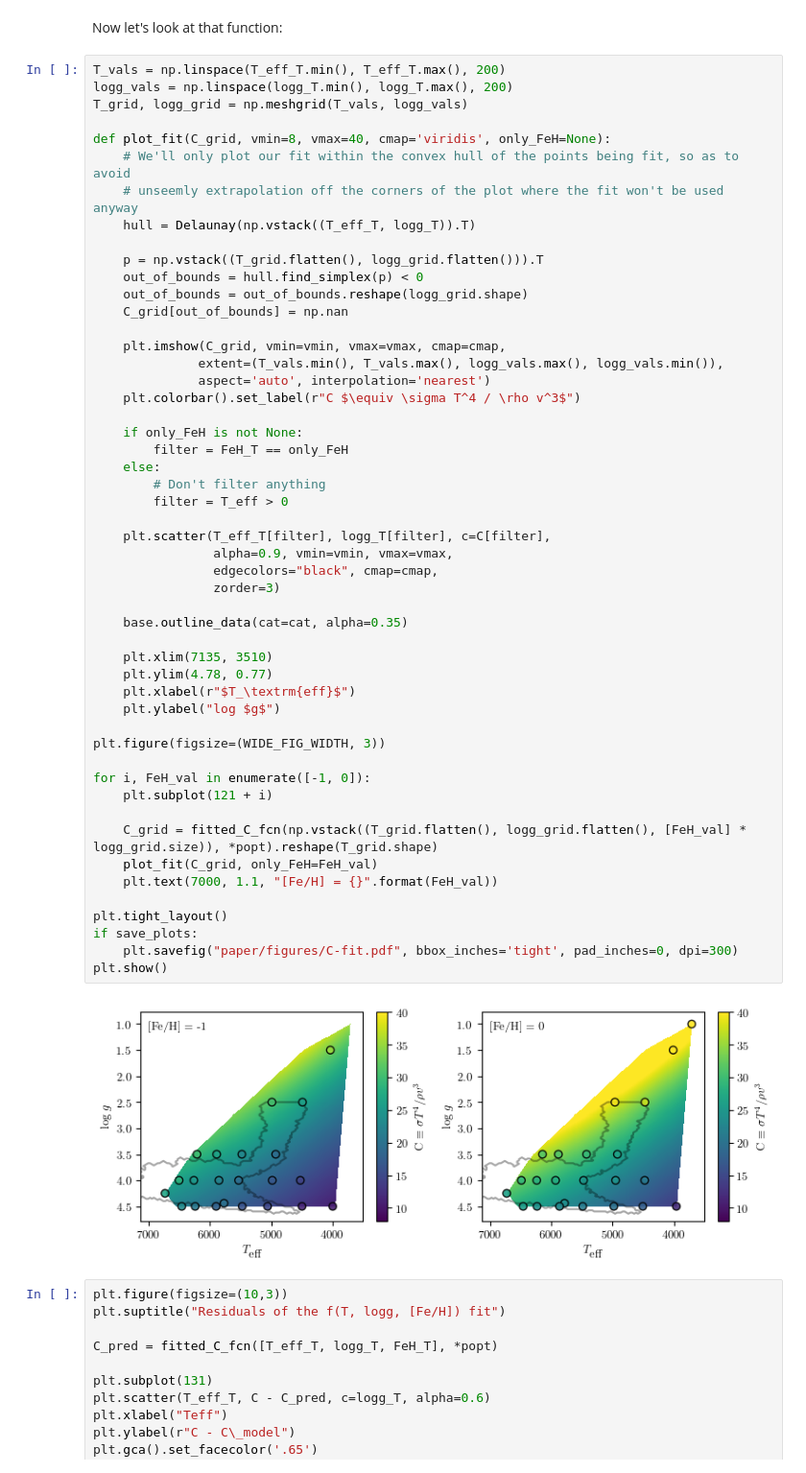
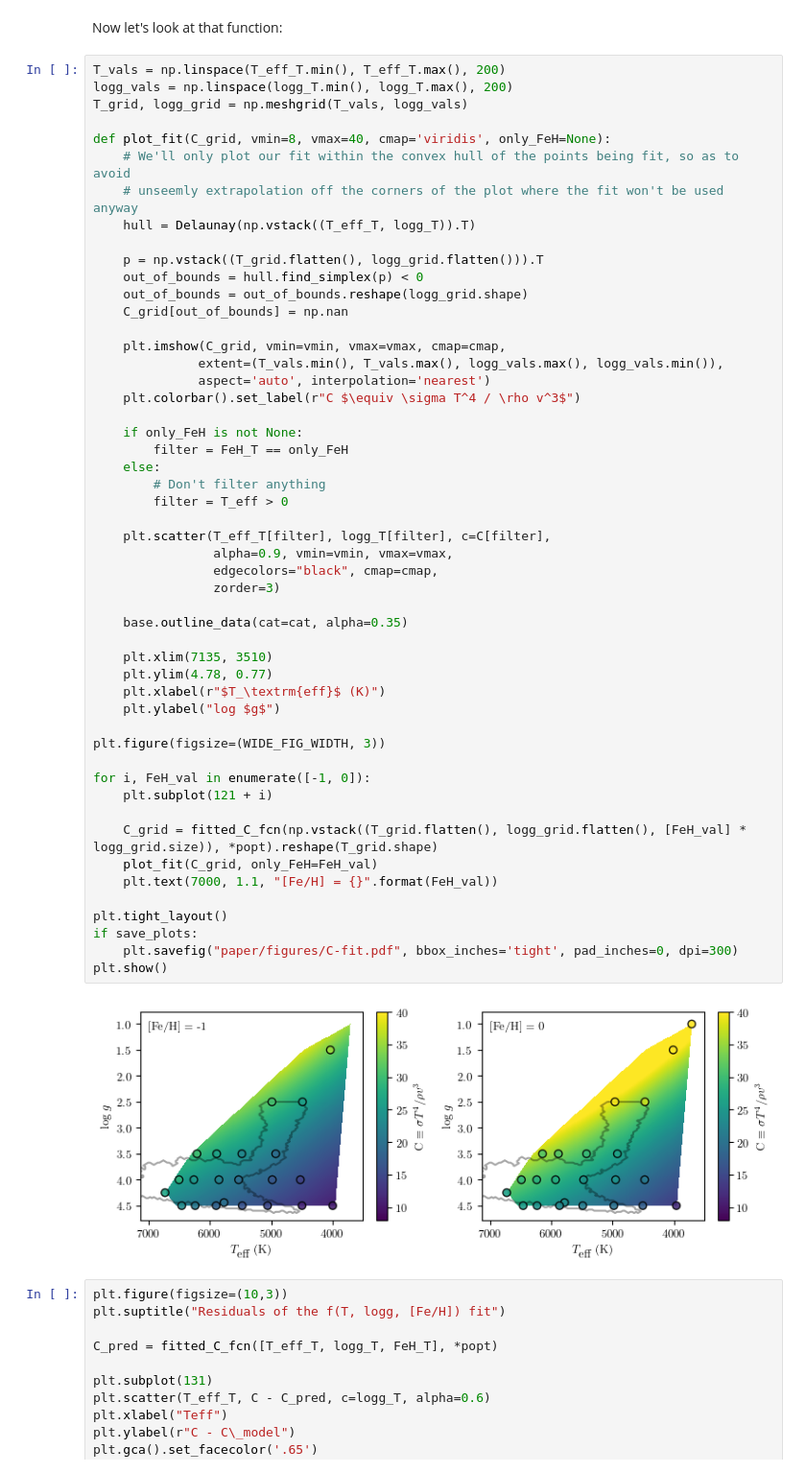
Before and after one commit to svank/modeling-stellar-flicker, a Jupyter notebook: analysis_and_plots.ipynb, the cells around one changed output. Shown at 96% size. Cells and saved outputs as stored; diff of their text form.

```diff
--- a/analysis_and_plots.ipynb
+++ b/analysis_and_plots.ipynb
@@ -168,35 +168,35 @@ def plot_fit(C_grid, vmin=8, vmax=40, cmap='viridis', only_FeH=None):
         filter = FeH_T == only_FeH
     else:
         # Don't filter anything
         filter = T_eff > 0
 
     plt.scatter(T_eff_T[filter], logg_T[filter], c=C[filter],
                 alpha=0.9, vmin=vmin, vmax=vmax,
                 edgecolors="black", cmap=cmap,
                 zorder=3)
 
     base.outline_data(cat=cat, alpha=0.35)
 
     plt.xlim(7135, 3510)
     plt.ylim(4.78, 0.77)
-    plt.xlabel(r"$T_\textrm{eff}$")
+    plt.xlabel(r"$T_\textrm{eff}$ (K)")
     plt.ylabel("log $g$")
 
 plt.figure(figsize=(WIDE_FIG_WIDTH, 3))
 
 for i, FeH_val in enumerate([-1, 0]):
     plt.subplot(121 + i)
 
     C_grid = fitted_C_fcn(np.vstack((T_grid.flatten(), logg_grid.flatten(), [FeH_val] * logg_grid.size)), *popt).reshape(T_grid.shape)
     plot_fit(C_grid, only_FeH=FeH_val)
     plt.text(7000, 1.1, "[Fe/H] = {}".format(FeH_val))
 
 plt.tight_layout()
 if save_plots:
     plt.savefig("paper/figures/C-fit.pdf", bbox_inches='tight', pad_inches=0, dpi=300)
 plt.show()
 # %% [output]
-[figure, old version]
+[figure, new version]
 # %%
 plt.figure(figsize=(10,3))
 plt.suptitle("Residuals of the f(T, logg, [Fe/H]) fit")
```
Also changed, not shown: parts of 7 cells of this notebook.
